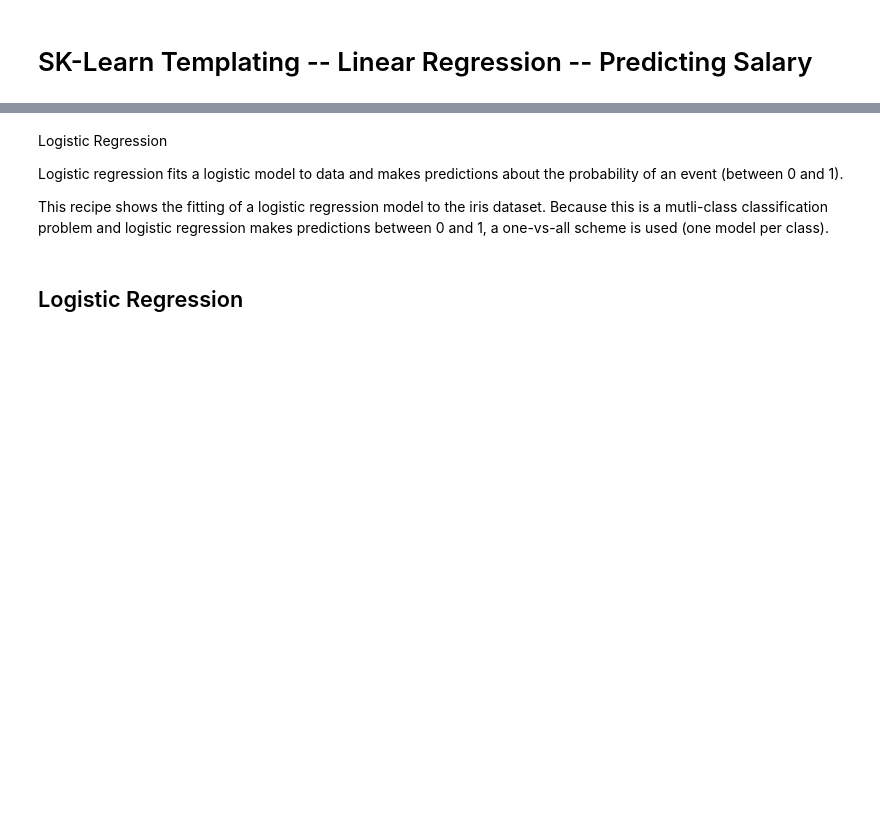
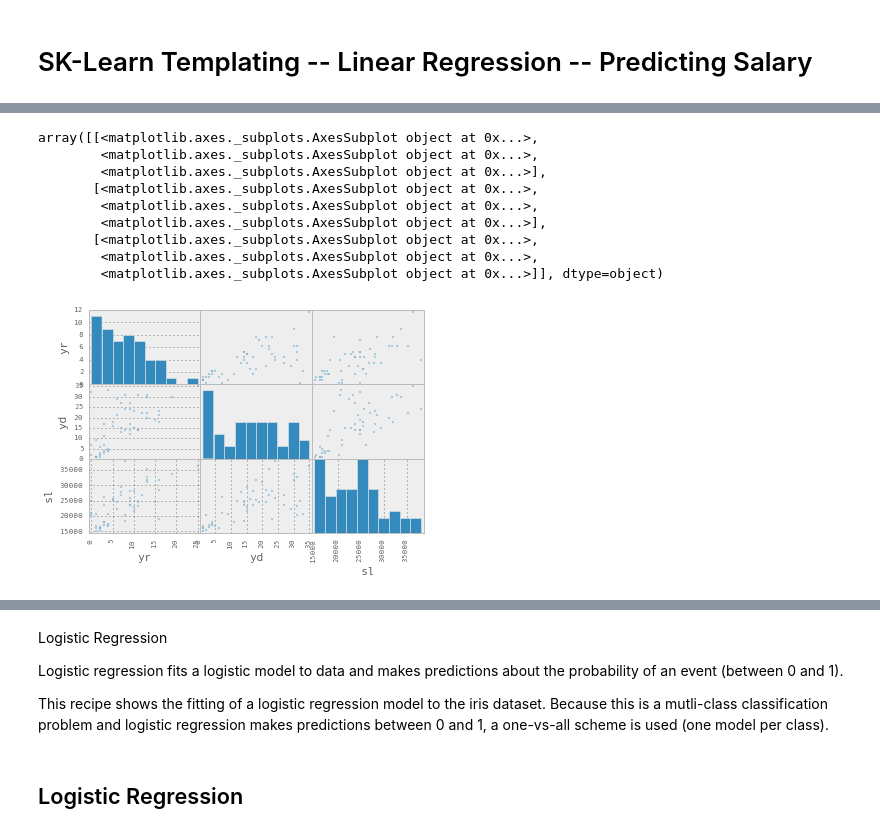
Before and after one commit to TeachingDataScience/python-for-data-science, a Jupyter notebook: 06 SKLEARN .ipynb, the cells around one changed output, grey strips where cells are left out. Saved outputs shown, nothing was run; the diff lists cells and outputs as text; code cells hidden in the pictures; blank space fills up the shorter version.

```diff
--- a/06 SKLEARN .ipynb
+++ b/06 SKLEARN .ipynb
@@ -52,3 +71,16 @@ data
+# %%
+pd.scatter_matrix(data)
+# %% [output]
+array([[<matplotlib.axes._subplots.AxesSubplot object at 0x...>,
+        <matplotlib.axes._subplots.AxesSubplot object at 0x...>,
+        <matplotlib.axes._subplots.AxesSubplot object at 0x...>],
+       [<matplotlib.axes._subplots.AxesSubplot object at 0x...>,
+        <matplotlib.axes._subplots.AxesSubplot object at 0x...>,
+        <matplotlib.axes._subplots.AxesSubplot object at 0x...>],
+       [<matplotlib.axes._subplots.AxesSubplot object at 0x...>,
+        <matplotlib.axes._subplots.AxesSubplot object at 0x...>,
+        <matplotlib.axes._subplots.AxesSubplot object at 0x...>]], dtype=object)
+[figure, added]
 # %%
 from patsy import dmatrices
 # Patsy helps us get the predictor and the features properly formatted
```
Also changed, not shown: parts of 10 cells of this notebook, 9 other files.
